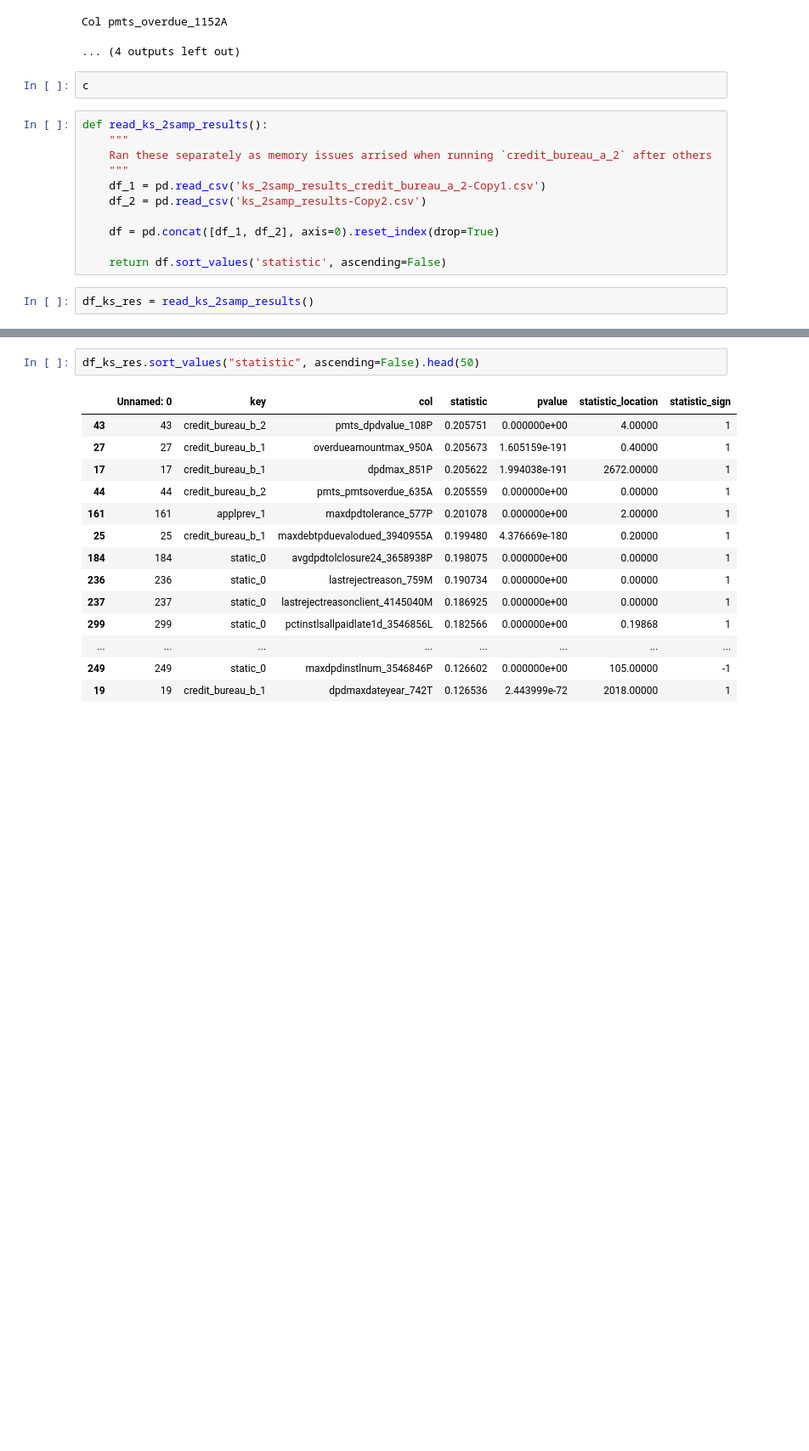
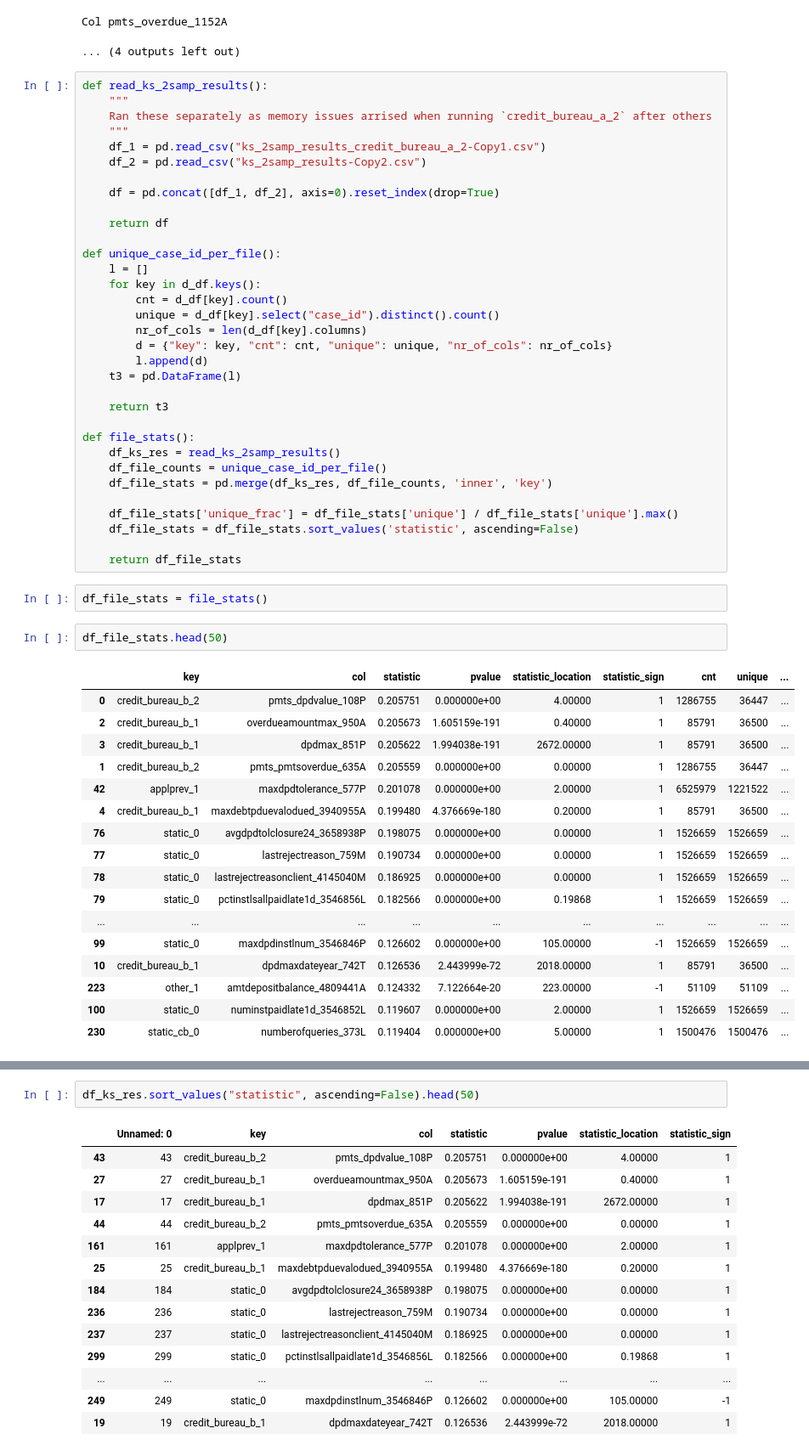
Before and after one commit to olympus999/kaggle-home-credit-credit-risk-model-stability, a Jupyter notebook: notebooks/starter.ipynb, the cells around one changed output, grey strips where cells are left out. Shown at 85% size. Drawn from its saved outputs; the diff is of its cells as text; blank space fills up the shorter version.

```diff
--- a/notebooks/starter.ipynb
+++ b/notebooks/starter.ipynb
@@ -865,18 +865,58 @@ Col pmts_month_706T
 Col pmts_overdue_1140A
 Col pmts_overdue_1152A
 ... (4 outputs left out)
-# %%
-c
 # %%
 def read_ks_2samp_results():
     """
     Ran these separately as memory issues arrised when running `credit_bureau_a_2` after others
     """
-    df_1 = pd.read_csv('ks_2samp_results_credit_bureau_a_2-Copy1.csv')
-    df_2 = pd.read_csv('ks_2samp_results-Copy2.csv')
+    df_1 = pd.read_csv("ks_2samp_results_credit_bureau_a_2-Copy1.csv")
+    df_2 = pd.read_csv("ks_2samp_results-Copy2.csv")
 
     df = pd.concat([df_1, df_2], axis=0).reset_index(drop=True)
 
-    return df.sort_values('statistic', ascending=False)
+    return df
+
+def unique_case_id_per_file():
+    l = []
+    for key in d_df.keys():
+        cnt = d_df[key].count()
+        unique = d_df[key].select("case_id").distinct().count()
+        nr_of_cols = len(d_df[key].columns)
+        d = {"key": key, "cnt": cnt, "unique": unique, "nr_of_cols": nr_of_cols}
+        l.append(d)
+    t3 = pd.DataFrame(l)
+
+    return t3
+
+def file_stats():
+    df_ks_res = read_ks_2samp_results()
+    df_file_counts = unique_case_id_per_file()
+    df_file_stats = pd.merge(df_ks_res, df_file_counts, 'inner', 'key')
+
+    df_file_stats['unique_frac'] = df_file_stats['unique'] / df_file_stats['unique'].max()
+    df_file_stats = df_file_stats.sort_values('statistic', ascending=False)
+
+    return df_file_stats
-# %%
-df_ks_res = read_ks_2samp_results()
+# %%
+df_file_stats = file_stats()
+# %%
+df_file_stats.head(50)
+# %% [output]
+|  | key | col | statistic | pvalue | statistic_location | statistic_sign | cnt | unique | ... |
+| 0 | credit_bureau_b_2 | pmts_dpdvalue_108P | 0.205751 | 0.000000e+00 | 4.00000 | 1 | 1286755 | 36447 | ... |
+| 2 | credit_bureau_b_1 | overdueamountmax_950A | 0.205673 | 1.605159e-191 | 0.40000 | 1 | 85791 | 36500 | ... |
+| 3 | credit_bureau_b_1 | dpdmax_851P | 0.205622 | 1.994038e-191 | 2672.00000 | 1 | 85791 | 36500 | ... |
+| 1 | credit_bureau_b_2 | pmts_pmtsoverdue_635A | 0.205559 | 0.000000e+00 | 0.00000 | 1 | 1286755 | 36447 | ... |
+| 42 | applprev_1 | maxdpdtolerance_577P | 0.201078 | 0.000000e+00 | 2.00000 | 1 | 6525979 | 1221522 | ... |
+| 4 | credit_bureau_b_1 | maxdebtpduevalodued_3940955A | 0.199480 | 4.376669e-180 | 0.20000 | 1 | 85791 | 36500 | ... |
+| 76 | static_0 | avgdpdtolclosure24_3658938P | 0.198075 | 0.000000e+00 | 0.00000 | 1 | 1526659 | 1526659 | ... |
+| 77 | static_0 | lastrejectreason_759M | 0.190734 | 0.000000e+00 | 0.00000 | 1 | 1526659 | 1526659 | ... |
+| 78 | static_0 | lastrejectreasonclient_4145040M | 0.186925 | 0.000000e+00 | 0.00000 | 1 | 1526659 | 1526659 | ... |
+| 79 | static_0 | pctinstlsallpaidlate1d_3546856L | 0.182566 | 0.000000e+00 | 0.19868 | 1 | 1526659 | 1526659 | ... |
+| ... | ... | ... | ... | ... | ... | ... | ... | ... | ... |
+| 99 | static_0 | maxdpdinstlnum_3546846P | 0.126602 | 0.000000e+00 | 105.00000 | -1 | 1526659 | 1526659 | ... |
+| 10 | credit_bureau_b_1 | dpdmaxdateyear_742T | 0.126536 | 2.443999e-72 | 2018.00000 | 1 | 85791 | 36500 | ... |
+| 223 | other_1 | amtdepositbalance_4809441A | 0.124332 | 7.122664e-20 | 223.00000 | -1 | 51109 | 51109 | ... |
+| 100 | static_0 | numinstpaidlate1d_3546852L | 0.119607 | 0.000000e+00 | 2.00000 | 1 | 1526659 | 1526659 | ... |
+| 230 | static_cb_0 | numberofqueries_373L | 0.119404 | 0.000000e+00 | 5.00000 | 1 | 1500476 | 1500476 | ... |
```
Also changed, not shown: parts of 12 cells of this notebook.
